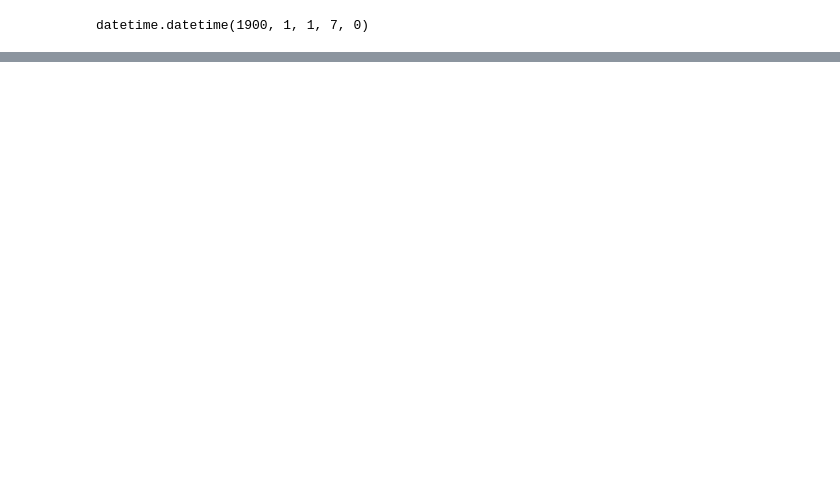
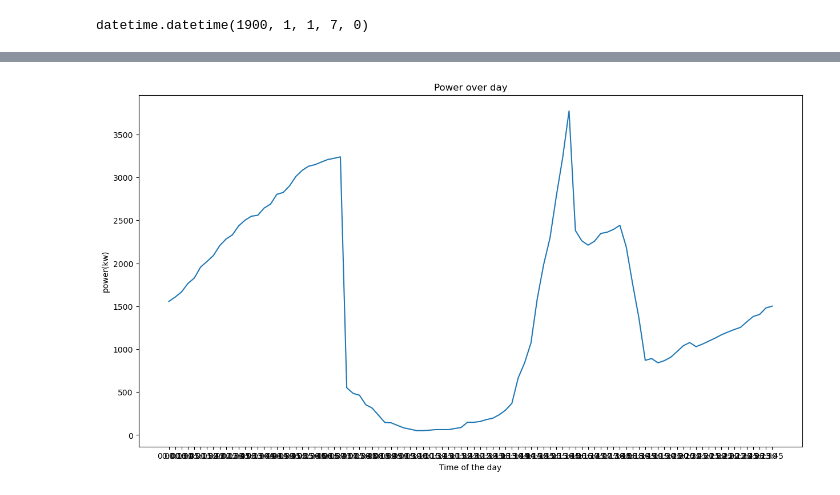
Before and after one commit to yanis-trn/EnergyNow2.0, a Jupyter notebook: EV-modeling.ipynb, the cells around one changed output, grey strips where cells are left out. Drawn from its saved outputs; the diff is of its cells as text; code cells hidden in the pictures; blank space fills up the shorter version.

```diff
--- a/EV-modeling.ipynb
+++ b/EV-modeling.ipynb
@@ -495,0 +595,13 @@ df_final
+# %%
+# plot power over day from df_final
+
+df_final['time_as_string'] = df_final['time'].apply(lambda x: x.strftime('%H:%M'))
+
+plt.figure(figsize=(15, 8))
+sns.lineplot(data=df_final, x='time_as_string', y='power')
+plt.xlabel('Time of the day')
+plt.ylabel('power(kw)')
+plt.title('Power over day')
+plt.show()
+# %% [output]
+[figure, added]
```
Also changed, not shown: parts of 22 cells of this notebook.
